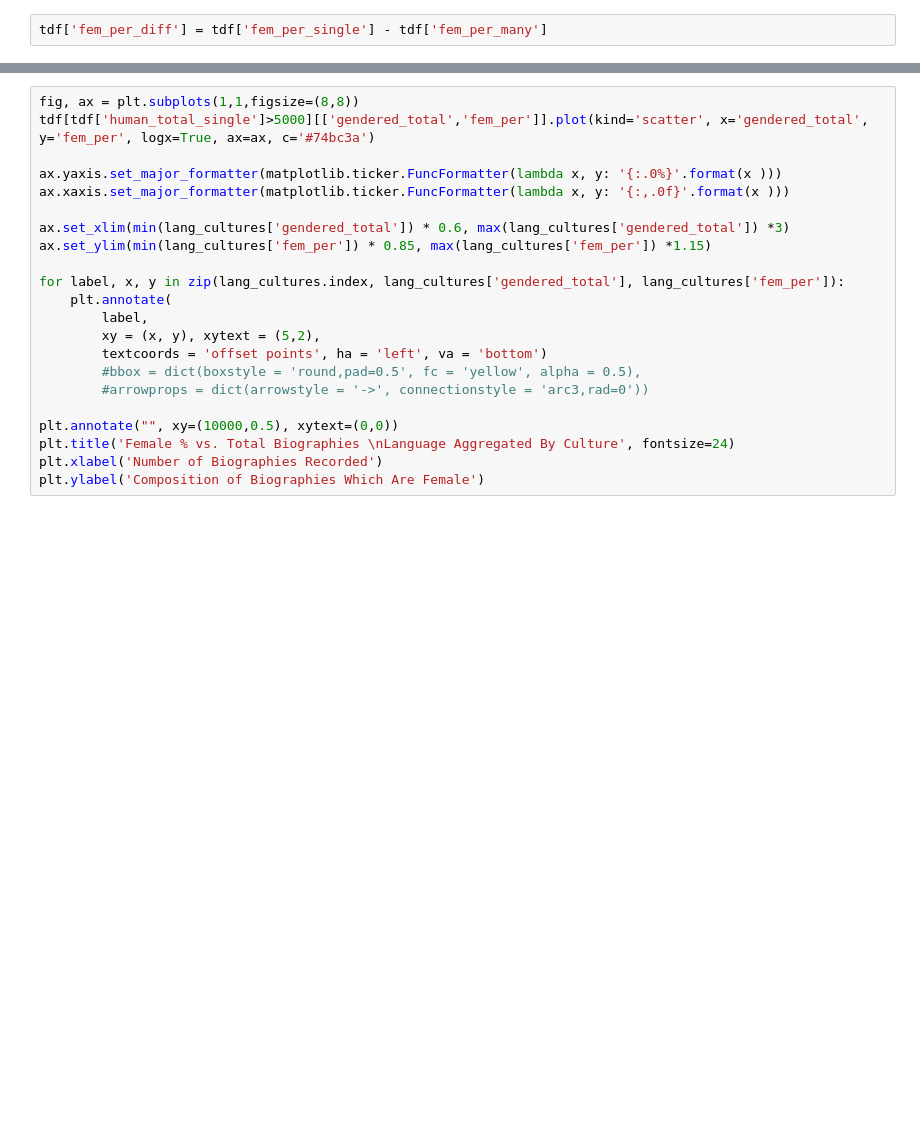
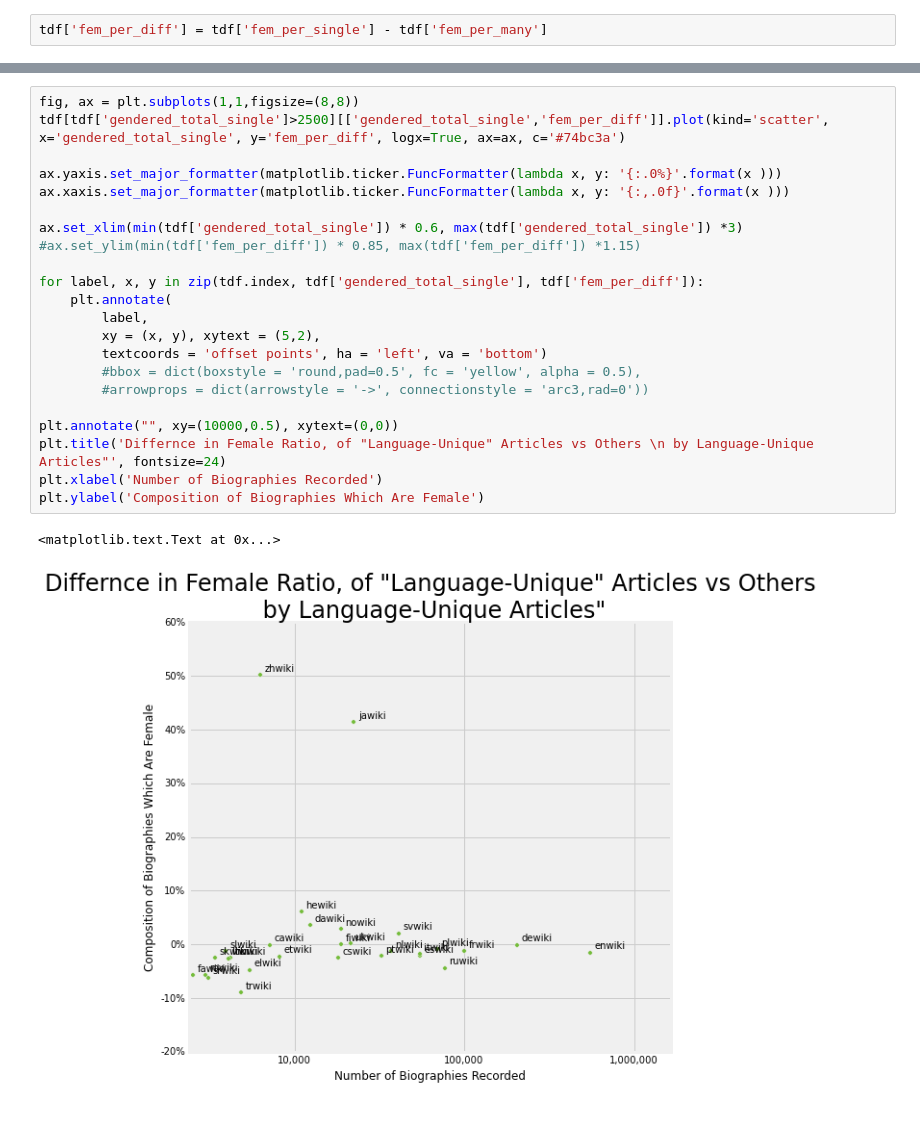
Before and after one commit to notconfusing/WIGI, a Jupyter notebook: Singlesite.ipynb, the cells around one changed output, grey strips where cells are left out. Cells and saved outputs as stored; diff of their text form; blank space fills up the shorter version.

Commit message:
prelim plot

```diff
--- a/Singlesite.ipynb
+++ b/Singlesite.ipynb
@@ -133,22 +133,25 @@ tdf[tdf['human_total_single']>5000].sort('fem_per_diff',ascending=False)[['fem_p
 # %%
 fig, ax = plt.subplots(1,1,figsize=(8,8))
-tdf[tdf['human_total_single']>5000][['gendered_total','fem_per']].plot(kind='scatter', x='gendered_total', y='fem_per', logx=True, ax=ax, c='#74bc3a')
+tdf[tdf['gendered_total_single']>2500][['gendered_total_single','fem_per_diff']].plot(kind='scatter', x='gendered_total_single', y='fem_per_diff', logx=True, ax=ax, c='#74bc3a')
 
 ax.yaxis.set_major_formatter(matplotlib.ticker.FuncFormatter(lambda x, y: '{:.0%}'.format(x )))
 ax.xaxis.set_major_formatter(matplotlib.ticker.FuncFormatter(lambda x, y: '{:,.0f}'.format(x )))
 
-ax.set_xlim(min(lang_cultures['gendered_total']) * 0.6, max(lang_cultures['gendered_total']) *3)
-ax.set_ylim(min(lang_cultures['fem_per']) * 0.85, max(lang_cultures['fem_per']) *1.15)
+ax.set_xlim(min(tdf['gendered_total_single']) * 0.6, max(tdf['gendered_total_single']) *3)
+#ax.set_ylim(min(tdf['fem_per_diff']) * 0.85, max(tdf['fem_per_diff']) *1.15)
 
-for label, x, y in zip(lang_cultures.index, lang_cultures['gendered_total'], lang_cultures['fem_per']):
+for label, x, y in zip(tdf.index, tdf['gendered_total_single'], tdf['fem_per_diff']):
     plt.annotate(
         label,
         xy = (x, y), xytext = (5,2),
         textcoords = 'offset points', ha = 'left', va = 'bottom')
         #bbox = dict(boxstyle = 'round,pad=0.5', fc = 'yellow', alpha = 0.5),
         #arrowprops = dict(arrowstyle = '->', connectionstyle = 'arc3,rad=0'))
 
 plt.annotate("", xy=(10000,0.5), xytext=(0,0))
-plt.title('Female % vs. Total Biographies \nLanguage Aggregated By Culture', fontsize=24)
+plt.title('Differnce in Female Ratio, of "Language-Unique" Articles vs Others \n by Language-Unique Articles"', fontsize=24)
 plt.xlabel('Number of Biographies Recorded')
 plt.ylabel('Composition of Biographies Which Are Female')
+# %% [output]
+<matplotlib.text.Text at 0x...>
+[figure, added]
```
Also changed, not shown: parts of 1 cell of this notebook.
